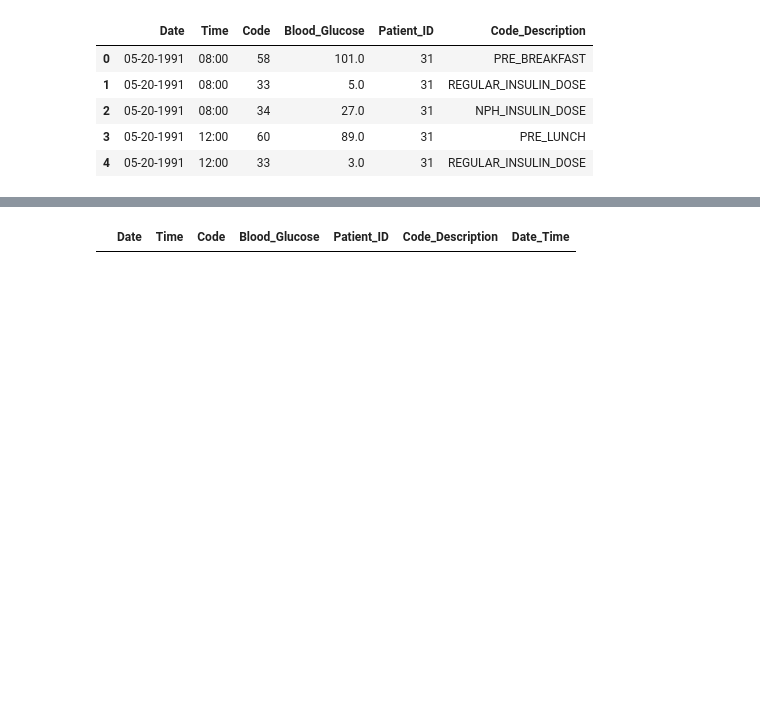
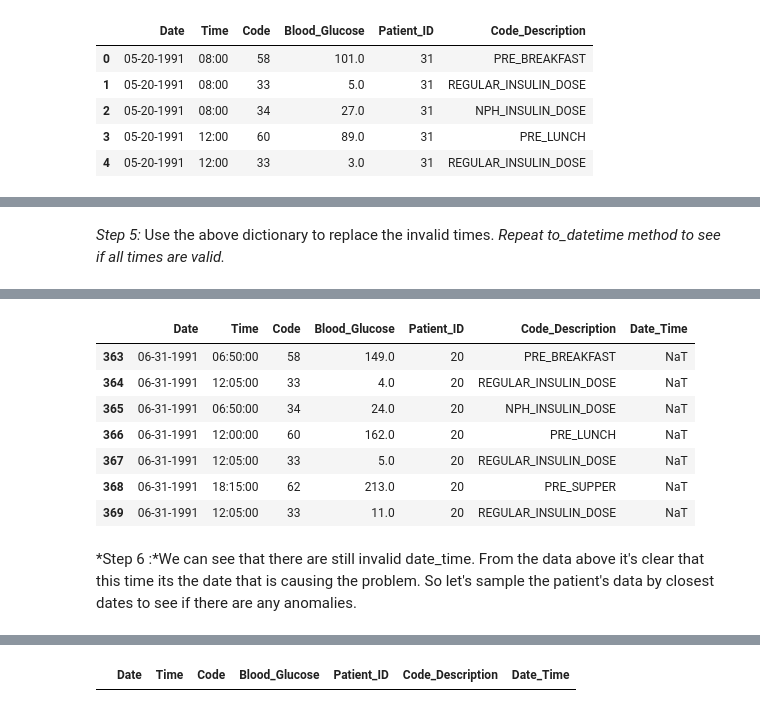
Before and after one commit to johngunaseelan/Hypoglycemia-Detection, a Jupyter notebook: Code/Data-Wrangling-II.ipynb, the cells around one changed output, grey strips where cells are left out. Drawn from its saved outputs; the diff is of its cells as text; code cells hidden in the pictures; blank space fills up the shorter version.

```diff
--- a/Code/Data-Wrangling-II.ipynb
+++ b/Code/Data-Wrangling-II.ipynb
@@ -193,18 +176,13 @@ dic
+# %% [markdown]
+*Step 5:* Use the above dictionary to replace the invalid times.
+    *Repeat to_datetime method to see if all times are valid.*
 # %%
-#Step 5: Use the above dictionary to replace the invalid times. Repeat to_datetime method to see if all times are valid.
-
-def replaceTimeFromAggDf(row):
-    print (df_agg.loc[((df_agg['Patient_ID']==row['Patient_ID']) & (df_agg['Code']==row['Code'])),'Time'])
-    return df_agg.loc[((df_agg['Patient_ID']==row['Patient_ID']) & (df_agg['Code']==row['Code'])),'Time']
-
 df.loc[df.isnull().any(axis=1),'Time'] = df.loc[df.isnull().any(axis=1)].apply(lambda row : dic[row['Patient_ID']+"_"+row['Code']], axis=1)
 
 
 df['Date_Time'] = pd.to_datetime(df['Date'].str.strip()+" "+df['Time'].str.strip(),
                                  format="%m-%d-%Y %H:%M:%S", errors="coerce")
 
-#We can see that there are still invalid date_time. From the data below it's clear that this time its the date that is
-#causing the problem.
+
 df.loc[df.isnull().any(axis=1)]
-df_agg.loc[((df_agg['Patient_ID']=='20') & (df_agg['Code']=='58')),'Time']
 # %% [output]
@@ -213,3 +189,13 @@ Name: Time, dtype: object
+|  | Date | Time | Code | Blood_Glucose | Patient_ID | Code_Description | Date_Time |
+| 363 | 06-31-1991 | 06:50:00 | 58 | 149.0 | 20 | PRE_BREAKFAST | NaT |
+| 364 | 06-31-1991 | 12:05:00 | 33 | 4.0 | 20 | REGULAR_INSULIN_DOSE | NaT |
+| 365 | 06-31-1991 | 06:50:00 | 34 | 24.0 | 20 | NPH_INSULIN_DOSE | NaT |
+| 366 | 06-31-1991 | 12:00:00 | 60 | 162.0 | 20 | PRE_LUNCH | NaT |
+| 367 | 06-31-1991 | 12:05:00 | 33 | 5.0 | 20 | REGULAR_INSULIN_DOSE | NaT |
+| 368 | 06-31-1991 | 18:15:00 | 62 | 213.0 | 20 | PRE_SUPPER | NaT |
+| 369 | 06-31-1991 | 12:05:00 | 33 | 11.0 | 20 | REGULAR_INSULIN_DOSE | NaT |
+# %% [markdown]
+*Step 6 :*We can see that there are still invalid date_time. From the data above it's clear that this time its the date that is causing the problem. So let's sample the patient's data by closest dates to see if there are any anomalies.
 # %%
 df.loc[((df['Patient_ID']=='20') & (df['Date']=='06-29-1991'))]
 # %% [output]
```
Also changed, not shown: parts of 31 cells of this notebook.
